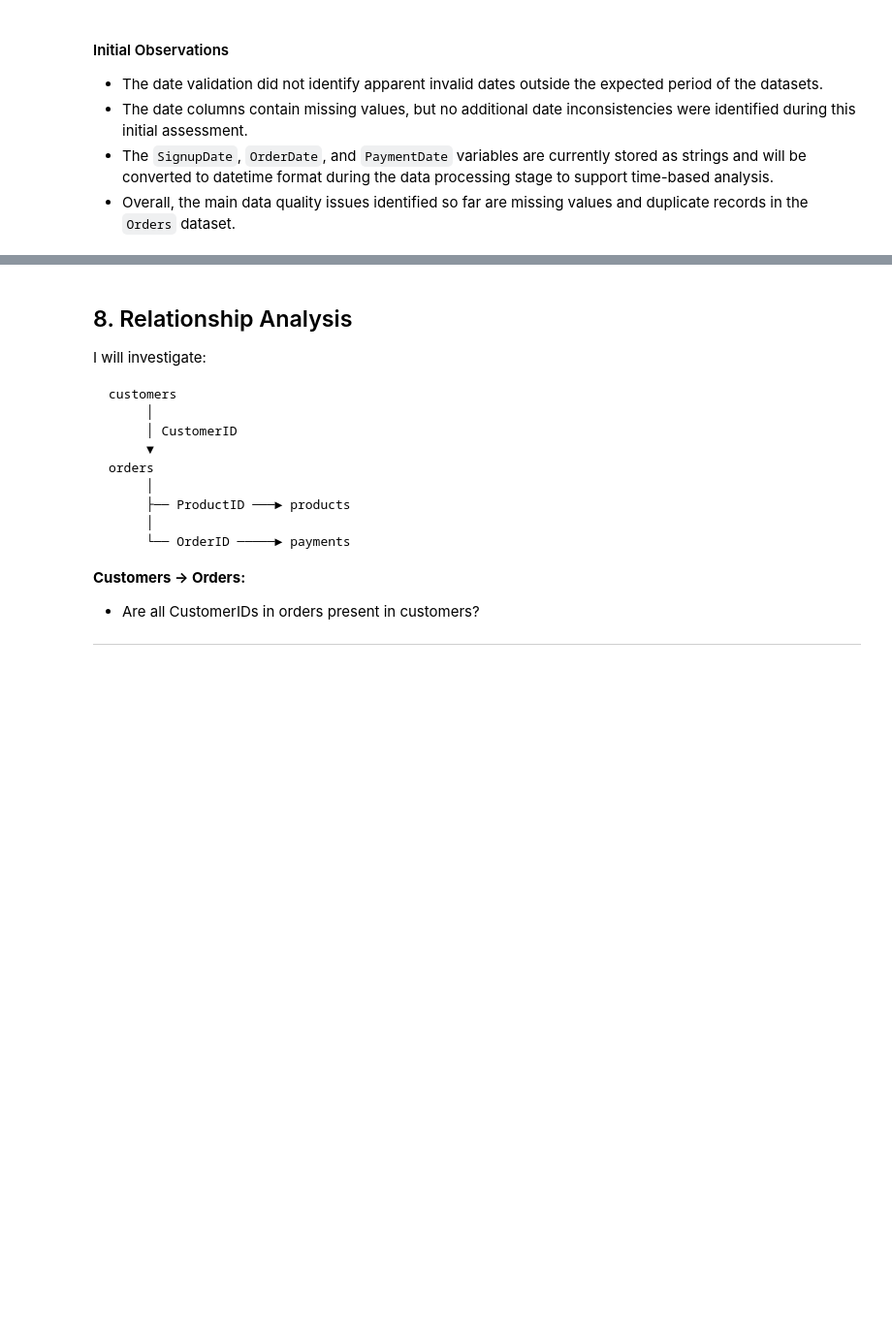
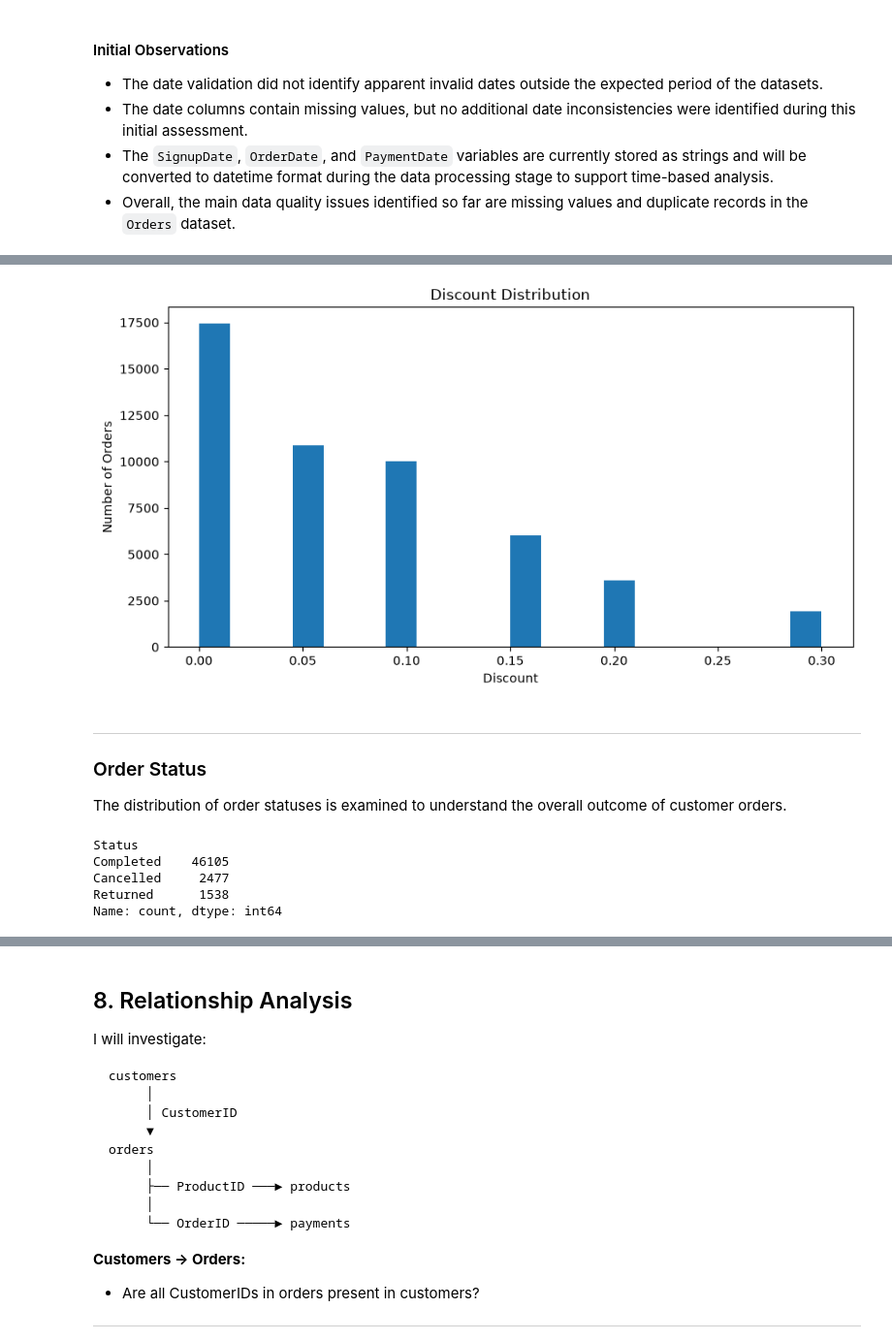
Before and after one commit to IsacFreitaas/ecommerce-business-analytics, a Jupyter notebook: notebooks/01_data_understanding.ipynb, the cells around one changed output, grey strips where cells are left out. Shown at 97% size. Saved outputs shown, nothing was run; the diff lists cells and outputs as text; code cells hidden in the pictures; blank space fills up the shorter version.

```diff
--- a/notebooks/01_data_understanding.ipynb
+++ b/notebooks/01_data_understanding.ipynb
@@ -730,0 +866,28 @@ These findings provide an initial understanding of the main data quality conside
+# %%
+plt.figure(figsize=(10, 5))
+
+plt.hist(
+    orders["Discount"].dropna(),
+    bins=20
+)
+
+plt.title("Discount Distribution")
+plt.xlabel("Discount")
+plt.ylabel("Number of Orders")
+
+plt.show()
+# %% [output]
+[figure, added]
+# %% [markdown]
+-----
+### Order Status
+
+The distribution of order statuses is examined to understand the overall outcome of customer orders.
+# %%
+orders["Status"].value_counts()
+# %% [output]
+Status
+Completed    46105
+Cancelled     2477
+Returned      1538
+Name: count, dtype: int64
```
Also changed, not shown: parts of 41 cells of this notebook.
